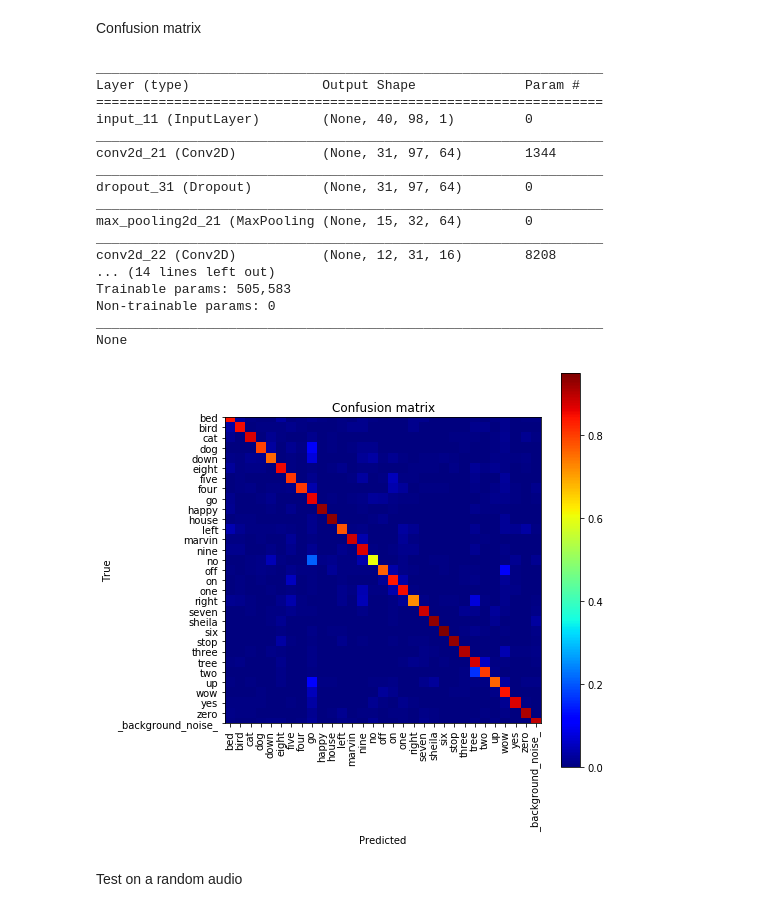
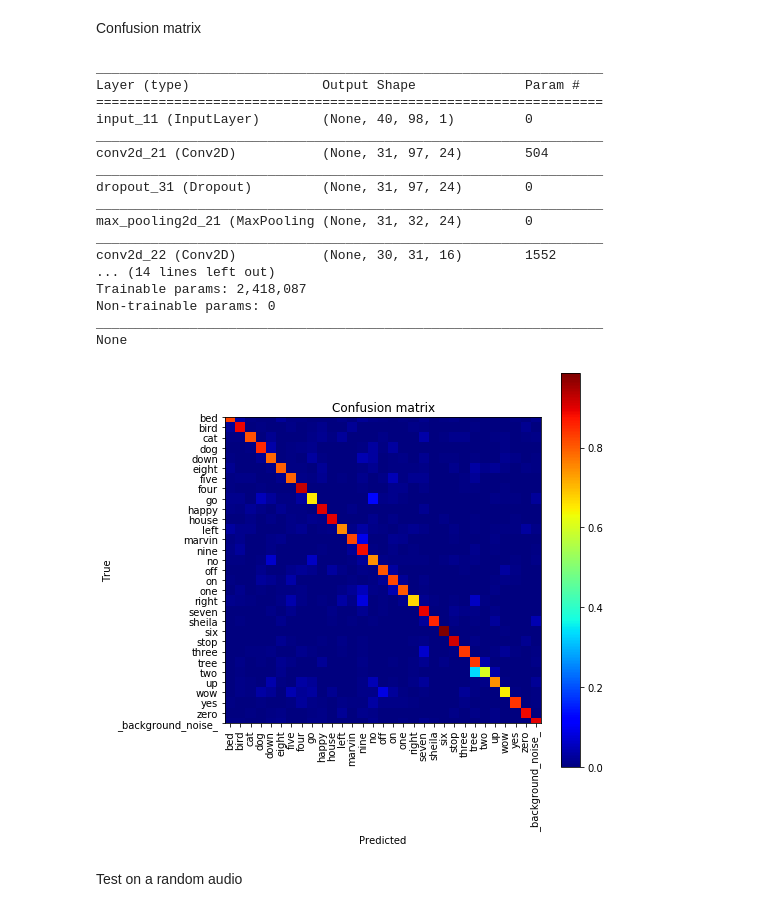
Before and after one commit to Fede5991/HumanDataAnalytics, a Jupyter notebook: Speech - CNN2.ipynb, the cells around one changed output. Saved outputs shown, nothing was run; the diff lists cells and outputs as text; code cells hidden in the pictures.

```diff
--- a/Speech - CNN2.ipynb
+++ b/Speech - CNN2.ipynb
@@ -58,17 +58,26 @@ validation_set = validation_set.reshape((-1,40,98,1))
 training_labels2 = training_labels[0:index1]
 validation_labels2 = validation_labels[0:index2]
 # %%
-def Classifier(i,hm,optimizer,op):
+def Classifier(i,hm,optimizer,op,mode):
     x = Input(shape=(40,98,1))
     x1 = (Conv2D(int(hm[0,i]),kernel_size=(int(hm[1,i]),int(hm[2,i])),activation='relu'))(x)
-    x1 = Dropout(rate=hm[8,i])(x1)
+    if mode=='test':
+        x1 = Dropout(rate=0)(x1)
+    else:
+        x1 = Dropout(rate=hm[8,i])(x1)
     x1 = (MaxPooling2D(pool_size=(int(hm[3,i]),int(hm[4,i]))))(x1)
     x1 = (Conv2D(int(hm[5,i]),kernel_size=(int(hm[6,i]),int(hm[2,i])),activation='relu'))(x1)
-    x1 = Dropout(rate=hm[8,i])(x1)
+    if mode=='test':
+        x1 = Dropout(rate=0)(x1)
+    else:
+        x1 = Dropout(rate=hm[8,i])(x1)
     x1 = (MaxPooling2D(pool_size=(int(hm[3,i]),int(hm[4,i]))))(x1)
     y1 = Flatten()(x1)
     y2 = (Dense(int(hm[7,i]),activation='relu'))(y1)
-    y2 = Dropout(rate=hm[8,i])(y2)
+    if mode=='test':
+        y2 = Dropout(rate=0)(y2)
+    else:
+        y2 = Dropout(rate=hm[8,i])(y2)
     y = (Dense(31,activation='softmax'))(y2)
     classifier=Model(inputs=x,outputs=y)
     if optimizer=='radam':
@@ -148,7 +157,7 @@ j=0
 for optimizer in tqdm(optimizers):
         mc = ModelCheckpoint('best_model_'+optimizer+'.h5', monitor='val_loss', mode='min',
                             verbose=0,save_best_only=True)
-        classifier=Classifier(0,best_hp,optimizer,op[j])
+        classifier=Classifier(0,best_hp,optimizer,op[j],'train')
         history=classifier.fit(training_set,training_labels,
                                validation_data=[validation_set,validation_labels],
                                epochs=epochs,batch_size=512,verbose=0,callbacks=[mc])
@@ -162,7 +171,7 @@ optimizers = ['radam','sgd','rmsprop','adagrad','adadelta','adam','adamax','nada
 test_scores=[]
 j=0
 for optimizer in optimizers:
-    classifier=Classifier(0,best_hp,optimizer,op[j])
+    classifier=Classifier(0,best_hp,optimizer,op[j],'test')
     classifier.load_weights('best_model_'+str(optimizer)+'.h5')
     predictions = classifier.predict(test_set)
     new_test_labels = np.zeros(test_labels.shape[0])
@@ -191,37 +200,37 @@ plot_test_scores(scores,y,model)
 # %% [markdown]
 Confusion matrix
 # %%
-classifier=Classifier(0,best_hp,optimizer,op[0])
-classifier.load_weights('best_model_radam.h5')
+classifier=Classifier(0,best_hp,optimizer,op[0],'test')
+classifier.load_weights('best_model_adadelta.h5')
 plot_model(classifier,to_file="dataset1-CNN2.png",show_shapes=True)
 print (classifier.summary())
 predictions = classifier.predict(test_set)
 new_test_labels = np.zeros(test_labels.shape[0])
 for i in range(test_labels.shape[0]):
     new_test_labels[i]=np.argmax(test_labels[i])
 y_pred = np.zeros(test_labels.shape[0])
 for i in range(test_labels.shape[0]):
     y_pred[i]=np.argmax(predictions[i])
 plot_confusion_matrix(new_test_labels,y_pred,words_name,model)
 # %% [output]
 _________________________________________________________________
 Layer (type)                 Output Shape              Param #
 =================================================================
 input_11 (InputLayer)        (None, 40, 98, 1)         0
 _________________________________________________________________
-conv2d_21 (Conv2D)           (None, 31, 97, 64)        1344
+conv2d_21 (Conv2D)           (None, 31, 97, 24)        504
 _________________________________________________________________
-dropout_31 (Dropout)         (None, 31, 97, 64)        0
+dropout_31 (Dropout)         (None, 31, 97, 24)        0
 _________________________________________________________________
-max_pooling2d_21 (MaxPooling (None, 15, 32, 64)        0
+max_pooling2d_21 (MaxPooling (None, 31, 32, 24)        0
 _________________________________________________________________
-conv2d_22 (Conv2D)           (None, 12, 31, 16)        8208
+conv2d_22 (Conv2D)           (None, 30, 31, 16)        1552
 ... (14 lines left out)
-Trainable params: 505,583
+Trainable params: 2,418,087
 Non-trainable params: 0
 _________________________________________________________________
 None
-[figure, old version]
+[figure, new version]
 # %% [markdown]
 Test on a random audio
 # %%
```
Also changed, not shown: parts of 2 cells of this notebook.
